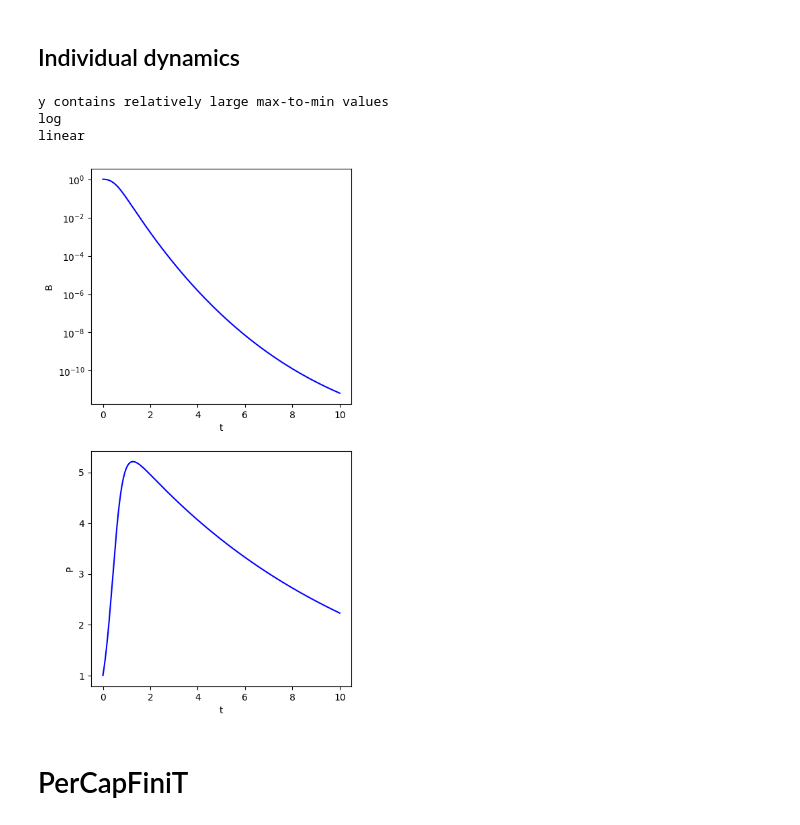
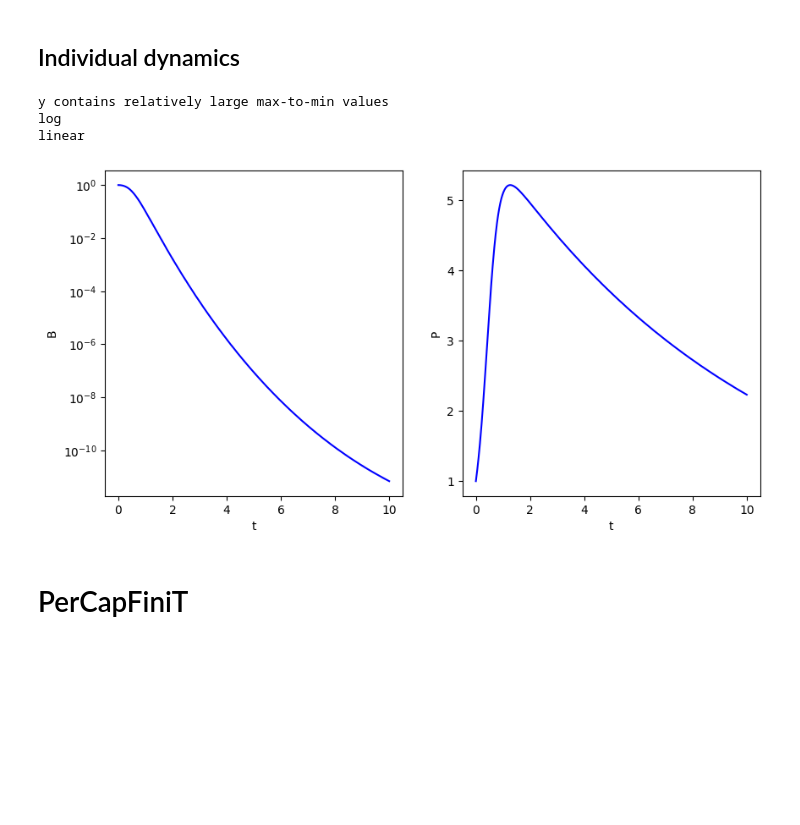
Before and after one commit to luquelab/dynamics, a Jupyter notebook: dynamic_regimes.ipynb, the cells around one changed output. Cells and saved outputs as stored; diff of their text form; code cells hidden in the pictures; blank space fills up the shorter version.

```diff
--- a/dynamic_regimes.ipynb
+++ b/dynamic_regimes.ipynb
@@ -743,8 +819,8 @@ Model dimensions match the system of equations solved
 ## Individual dynamics
 # %%
 # Determine grid (It assumes one column)
-cols = 1
-rows = system_dim
+cols = system_dim
+rows = 1
 
 # Fig size
 width = 5*cols
@@ -777,38 +853,38 @@ for i in range(system_dim):
   if 0 in y:
     y_scale = 'linear'
     print('y contains a zero')
 
   #### If variable contains positive and negative values, use linear
   elif len(y[y>0])*len(y[y<0])<0:
     y_scale = 'linear'
     print('y contains positive and negative values')
 
   #### If the values are within two orders of magnitude, use linear
   elif (y.max()/y.min()) <= 100:
     y_scale = 'linear'
 
   #### Otherwise, use logscale
   else:
     y_scale = 'log'
     print('y contains relatively large max-to-min values')
 
   print(y_scale)
-  ax[row].set_yscale(y_scale)
+  ax[col].set_yscale(y_scale)
   y_variables_scales.append(y_scale)
 
   ### Graph
-  ax[row].plot(x, y, 'b-')
+  ax[col].plot(x, y, 'b-')
 
   ### Labels
-  ax[row].set_xlabel(x_label)
-  ax[row].set_ylabel(y_label)
+  ax[col].set_xlabel(x_label)
+  ax[col].set_ylabel(y_label)
 
 plt.show()
 # %% [output]
 y contains relatively large max-to-min values
 log
 linear
-[figure, old version]
+[figure, new version]
 # %% [markdown]
 # PerCapFiniT
 # %% [markdown]
```
Also changed, not shown: parts of 2 cells of this notebook.
